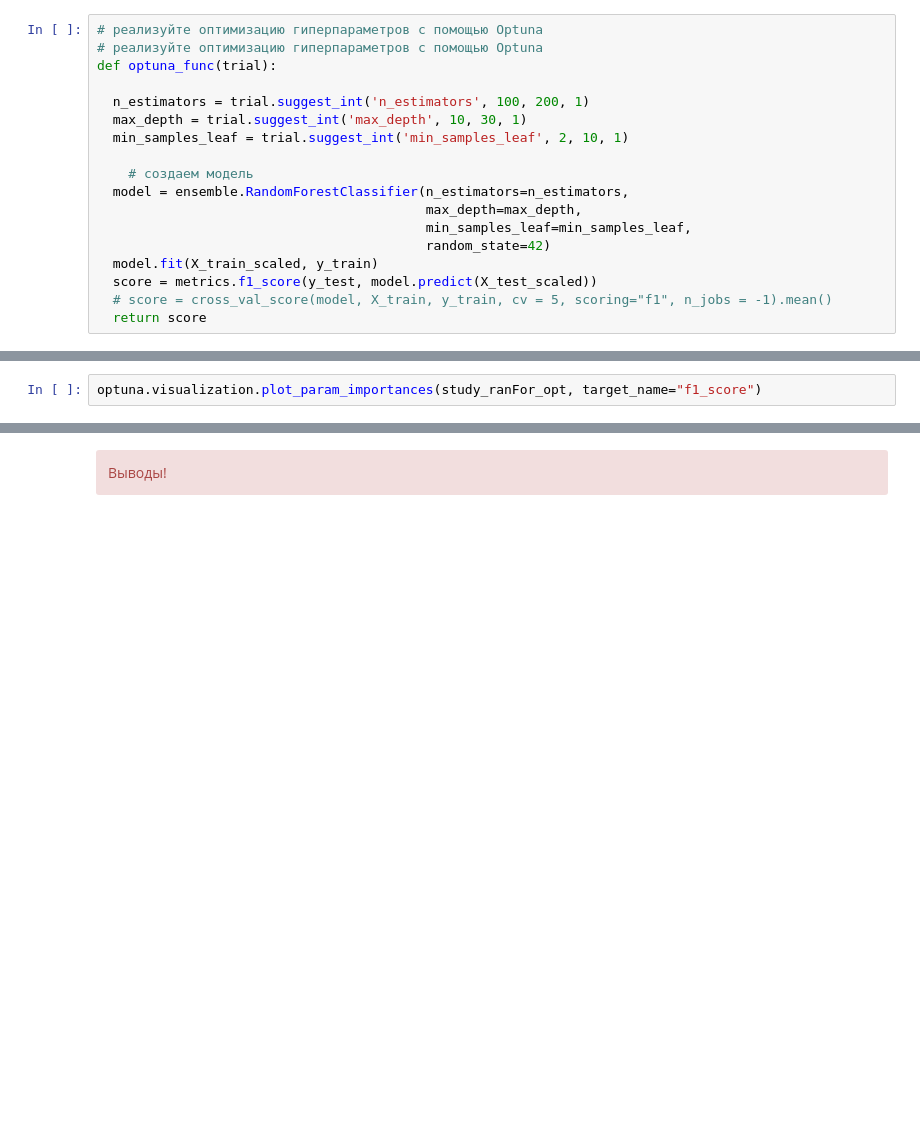
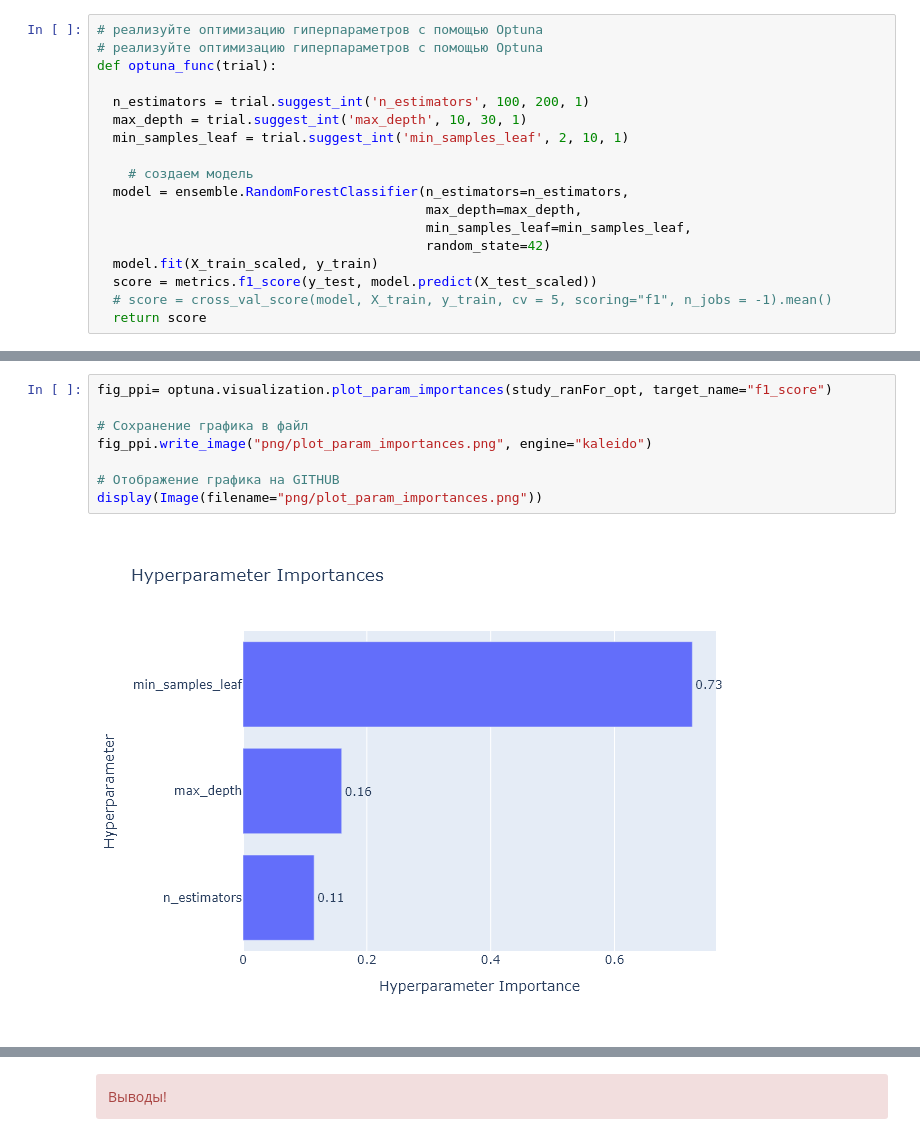
Before and after one commit to xndrf/Data_Science_Project, a Jupyter notebook: Bank_deposit/Project_4.ipynb, the cells around one changed output, grey strips where cells are left out. Cells and saved outputs as stored; diff of their text form; blank space fills up the shorter version.

```diff
--- a/Bank_deposit/Project_4.ipynb
+++ b/Bank_deposit/Project_4.ipynb
@@ -1079,3 +1110,11 @@ optuna.visualization.plot_optimization_history(study_ranFor_opt, target_name="f1
 # %%
-optuna.visualization.plot_param_importances(study_ranFor_opt, target_name="f1_score")
+fig_ppi= optuna.visualization.plot_param_importances(study_ranFor_opt, target_name="f1_score")
+
+# Сохранение графика в файл
+fig_ppi.write_image("png/plot_param_importances.png", engine="kaleido")
+
+# Отображение графика на GITHUB
+display(Image(filename="png/plot_param_importances.png"))
+# %% [output]
+[figure, added]
 # %%
```
Also changed, not shown: parts of 15 cells of this notebook, 9 other files.
